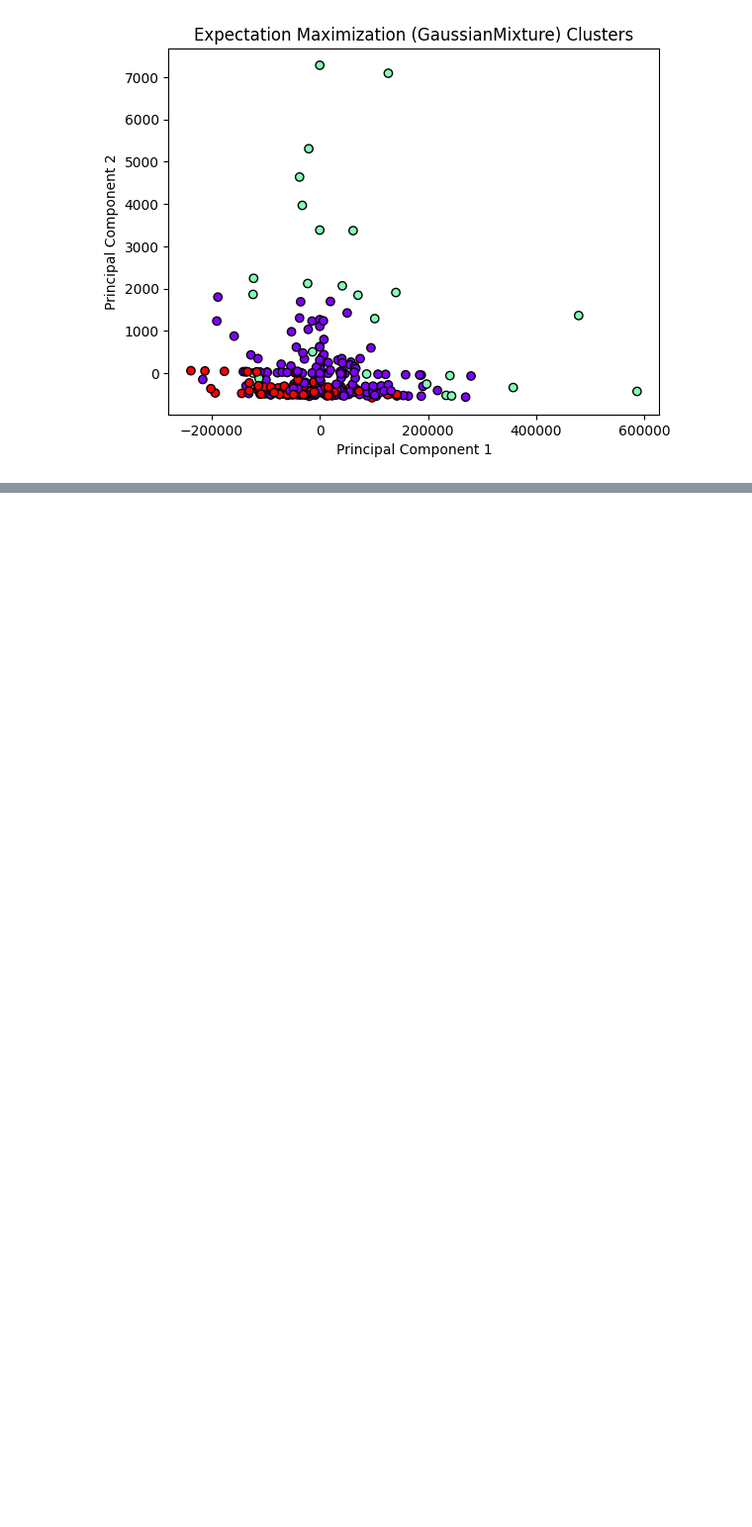
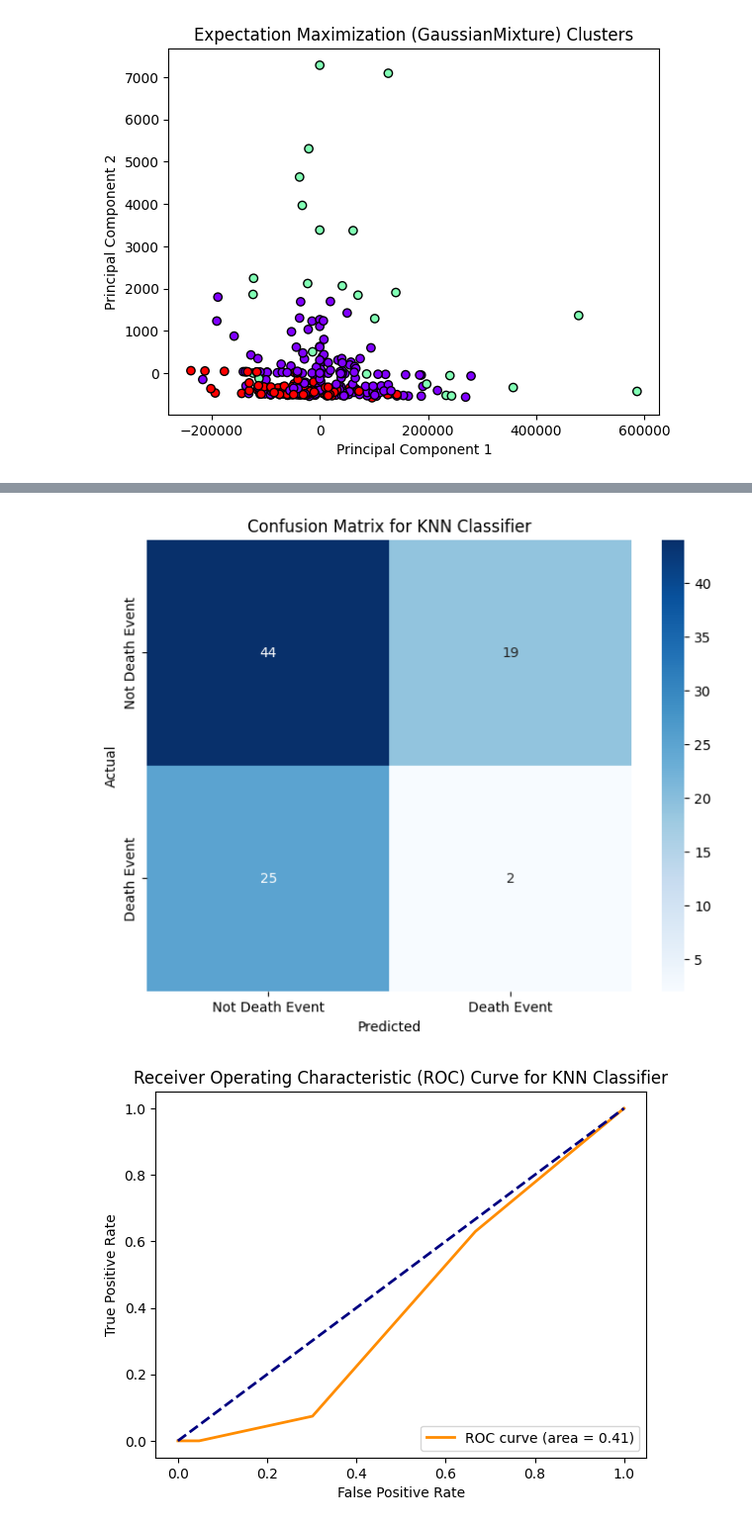
Before and after one commit to Vidacelinda/Alg1InsertionSort, a Jupyter notebook: Predictive_Analysis.ipynb, the cells around one changed output, grey strips where cells are left out. Shown at 99% size. Cells and saved outputs as stored; diff of their text form; code cells hidden in the pictures; blank space fills up the shorter version.

```diff
--- a/Predictive_Analysis.ipynb
+++ b/Predictive_Analysis.ipynb
@@ -115,0 +202,48 @@ plt.show()
+# %%
+from sklearn.neighbors import KNeighborsClassifier
+
+# Initialize KNN classifier with k neighbors (e.g., k=3)
+knn_classifier = KNeighborsClassifier(n_neighbors=3)
+knn_classifier.fit(X_train, y_train)
+
+# Predict on test data
+y_pred_knn = knn_classifier.predict(X_test)
+
+from sklearn.metrics import confusion_matrix
+import matplotlib.pyplot as plt
+import seaborn as sns
+
+# Calculate the confusion matrix
+conf_matrix = confusion_matrix(y_test, y_pred_knn)
+
+# Visualize the confusion matrix as a heatmap
+plt.figure(figsize=(8, 6))
+sns.heatmap(conf_matrix, annot=True, fmt='g', cmap='Blues',
+            xticklabels=['Not Death Event', 'Death Event'],
+            yticklabels=['Not Death Event', 'Death Event'])
+plt.xlabel('Predicted')
+plt.ylabel('Actual')
+plt.title('Confusion Matrix for KNN Classifier')
+plt.show()
+
+from sklearn.metrics import roc_curve, auc
+
+# Get predicted probabilities for class 1
+y_probs_knn = knn_classifier.predict_proba(X_test)[:, 1]
+
+# Compute ROC curve and ROC area
+fpr, tpr, _ = roc_curve(y_test, y_probs_knn)
+roc_auc = auc(fpr, tpr)
+
+# Plot ROC curve
+plt.figure()
+plt.plot(fpr, tpr, color='darkorange', lw=2, label='ROC curve (area = %0.2f)' % roc_auc)
+plt.plot([0, 1], [0, 1], color='navy', lw=2, linestyle='--')
+plt.xlabel('False Positive Rate')
+plt.ylabel('True Positive Rate')
+plt.title('Receiver Operating Characteristic (ROC) Curve for KNN Classifier')
+plt.legend(loc='lower right')
+plt.show()
+# %% [output]
+[figure, added]
+[figure, added]
```
Also changed, not shown: parts of 5 cells of this notebook.
